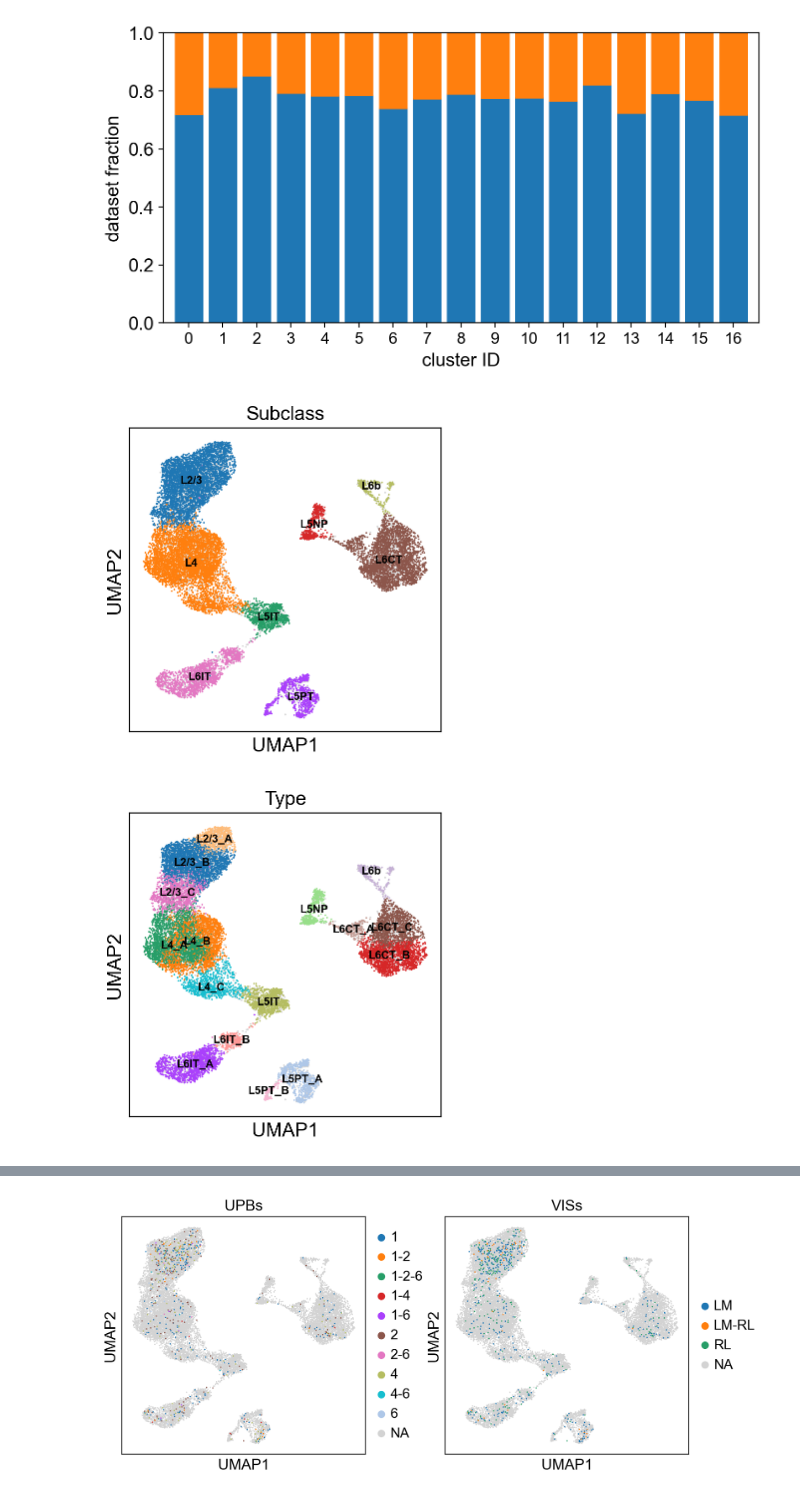
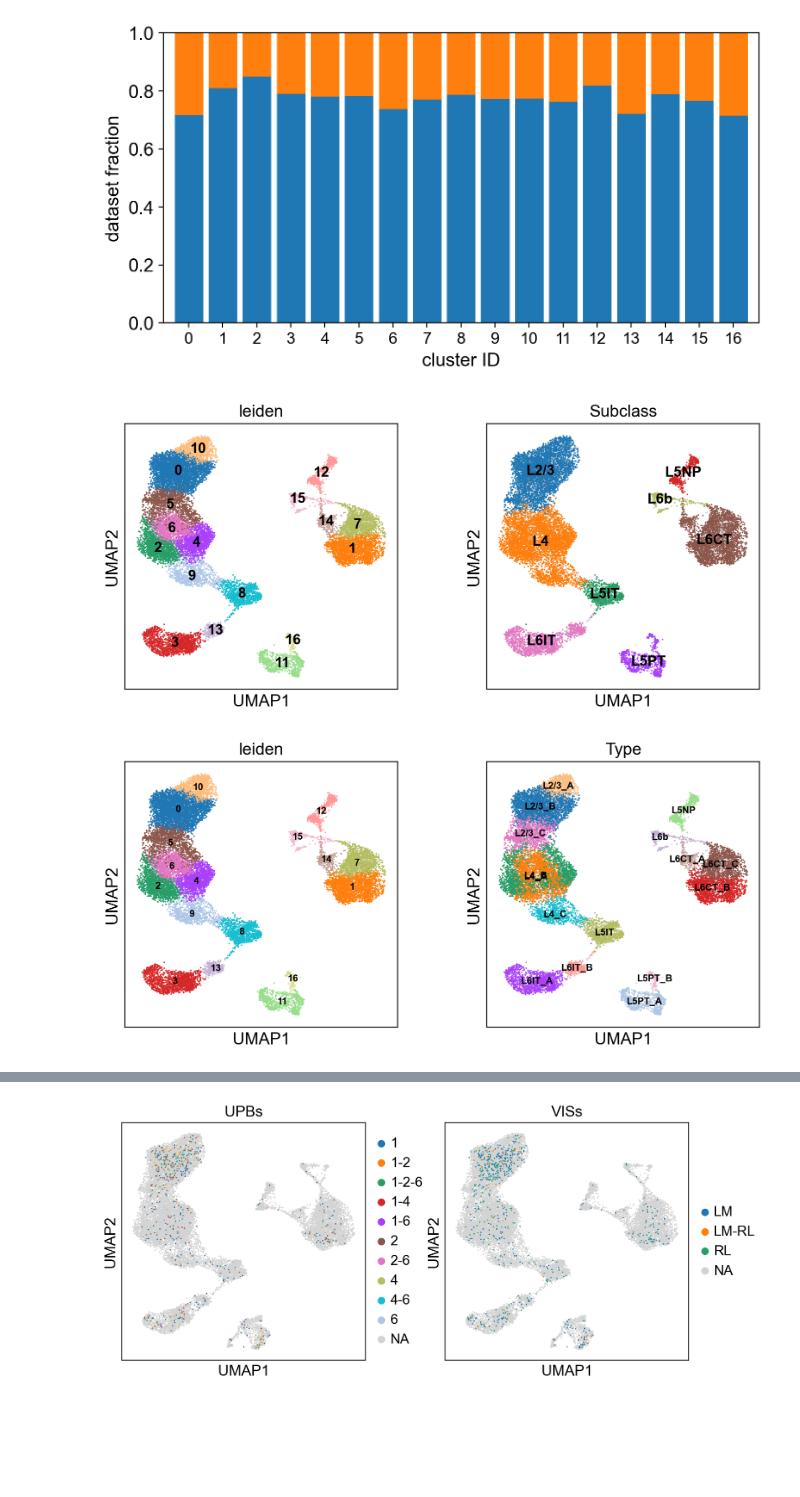
Before and after one commit to ryan-gorzek/trachtenberg-lab, a Jupyter notebook: transcriptomics/UPB/mix_glutamatergic_Mouse_V1_Bar.ipynb, the cells around one changed output, grey strips where cells are left out. Saved outputs shown, nothing was run; the diff lists cells and outputs as text; code cells hidden in the pictures; blank space fills up the shorter version.

Commit message:
Add subclass and type assignment

```diff
--- a/transcriptomics/UPB/mix_glutamatergic_Mouse_V1_Bar.ipynb
+++ b/transcriptomics/UPB/mix_glutamatergic_Mouse_V1_Bar.ipynb
@@ -130,6 +172,6 @@ plt.show(block=False)
 # %% [output]
 [figure]
 # %%
-sc.pl.umap(adata, color=["Subclass"], legend_loc="on data", na_in_legend=False, legend_fontsize=8)
+sc.pl.umap(adata, color=["leiden", "Subclass"], legend_loc="on data", na_in_legend=False, legend_fontsize=12)
 # %% [output]
-[figure, old version]
+[figure, new version]
@@ -136,4 +195,4 @@ sc.pl.umap(adata, color=["Subclass"], legend_loc="on data", na_in_legend=False,
 # %%
-sc.pl.umap(adata, color=["Type"], legend_loc="on data", na_in_legend=False, legend_fontsize=8)
+sc.pl.umap(adata, color=["leiden", "Type"], legend_loc="on data", na_in_legend=False, legend_fontsize=8)
 # %% [output]
-[figure, old version]
+[figure, new version]
```
Also changed, not shown: parts of 8 cells of this notebook.
